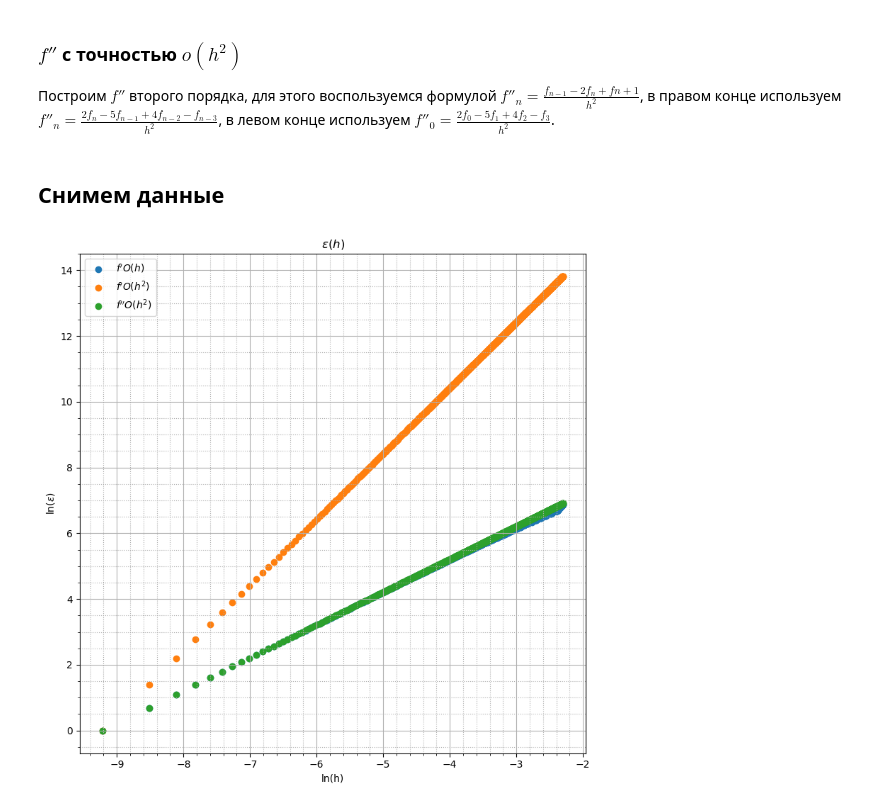
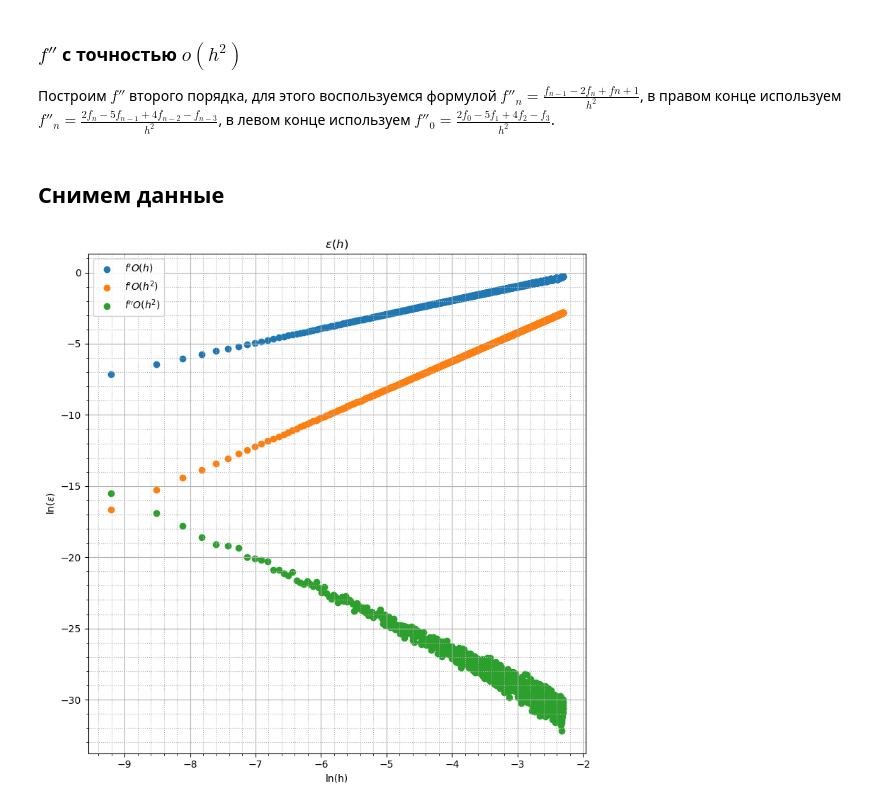
Before and after one commit to NikitaAgeev/For-jupyter, a Jupyter notebook: Untitled.ipynb, the cells around one changed output. Drawn from its saved outputs; the diff is of its cells as text; code cells hidden in the pictures.

```diff
--- a/Untitled.ipynb
+++ b/Untitled.ipynb
@@ -5,7 +5,7 @@ import matplotlib.pyplot as plt
 
 
 def argmax (x):
-    res = 0.0
+    res = -1.0
     for i in x:
         if abs(i) > res:
             res = abs(i)
@@ -71,17 +71,18 @@ def diff2_O2 (f, h):
     res = np.zeros((0,1))
     res = np.append(res, (2*f[0] - 5*f[1] + 4*f[2] - f[3])/(h**2))
     for i in range(1, len_1 - 1):
+        #res = np.append(res, (f[i + 2] - 4*f[i + 1] + 6*f[i] - 4*f[i - 1] + f[i + 2])/(h**2))
         res = np.append(res, (f[i + 1] - 2*f[i] + f[i - 1])/(h**2))
 
-    res = np.append(res, res[-1])
-    res[0] = res[1]
+    #res = np.append(res, res[-1])
+    #res[0] = res[1]
 
     #что-то нетак, но что не ясно
-    #res = np.append(res, (2*f[-1] - 5*f[-2] + 4*f[-3] - f[-4])/(h**2))
+    res = np.append(res, (2*f[-1] - 5*f[-2] + 4*f[-3] - f[-4])/(h**2))
     #print(res[-1] - res[-2])
     return res
-# %% [markdown]
-## Снимем данные
+# %% [markdown]
+## Снимем данные
 # %%
 
 res_1_1 = np.zeros((0,1))
@@ -101,6 +102,16 @@ while h < 0.1:
     my_diff_O2_f_1  = diff_O2 (f_1, h)
     my_diff2_O2_f_1 = diff2_O2(f_1, h)
 
+    #my_diff2_O2_f_1[0] = my_diff2_O2_f_1[1]
+    #my_diff2_O2_f_1[-1] = my_diff2_O2_f_1[-2]
+
+    my_diff2_O2_f_1[0] = diff2_f_1[0]
+    my_diff2_O2_f_1[-1] = diff2_f_1[-1]
+
+    #diff2_f_1[-1] = diff2_f_1[-2]
+    #diff2_f_1[0]  = diff2_f_1[1]
+
+
     res_1_1  = np.append(res_1_1,  argmax(diff_f_1  - my_diff_O1_f_1))
     res_1_2  = np.append(res_1_2,  argmax(diff_f_1  - my_diff_O2_f_1))
     res_1_22 = np.append(res_1_22, argmax(diff2_f_1 - my_diff2_O2_f_1))
@@ -108,25 +119,25 @@ while h < 0.1:
     h_arr = np.append(h_arr, h)
 
     h += 0.0001
-# %%
-plt.figure(figsize=(8, 8))
-plt.title("$\epsilon (h)$")
-
-O1 = plt.scatter(np.log(h_arr), np.log(res_1_1) - np.log(res_1_1).min(), marker='o', label = "$f'O(h)$")
-O2 = plt.scatter(np.log(h_arr), np.log(res_1_2) - np.log(res_1_2).min(), marker='o', label = "$f'O(h^2)$")
-O22 = plt.scatter(np.log(h_arr), np.log(res_1_22) - np.log(res_1_22).min(), marker='o', label = "$f''O(h^2)$")
-
-plt.legend(handles = [O1, O2, O22])
-
-#plt.scatter(h_arr, res_1_22, marker='o')
-
-plt.xlabel("ln(h)")
-plt.ylabel("ln($\epsilon$)")
-plt.minorticks_on()
-plt.grid(which='major')
-plt.grid(which='minor', linestyle=':')
-# plt.legend(fontsize = 12)
-plt.tight_layout()
-plt.show()
-# %% [output]
-[figure, removed]
+# %%
+plt.figure(figsize=(8, 8))
+plt.title("$\epsilon (h)$")
+
+O1 = plt.scatter(np.log(h_arr), np.log(res_1_1) , marker='o', label = "$f'O(h)$")
+O2 = plt.scatter(np.log(h_arr), np.log(res_1_2) , marker='o', label = "$f'O(h^2)$")
+O22 = plt.scatter(np.log(h_arr), np.log(res_1_22) , marker='o', label = "$f''O(h^2)$")
+
+plt.legend(handles = [O1, O2, O22])
+
+#plt.scatter(h_arr, res_1_22, marker='o')
+
+plt.xlabel("ln(h)")
+plt.ylabel("ln($\epsilon$)")
+plt.minorticks_on()
+plt.grid(which='major')
+plt.grid(which='minor', linestyle=':')
+# plt.legend(fontsize = 12)
+plt.tight_layout()
+plt.show()
+# %% [output]
+[figure, added]
```
